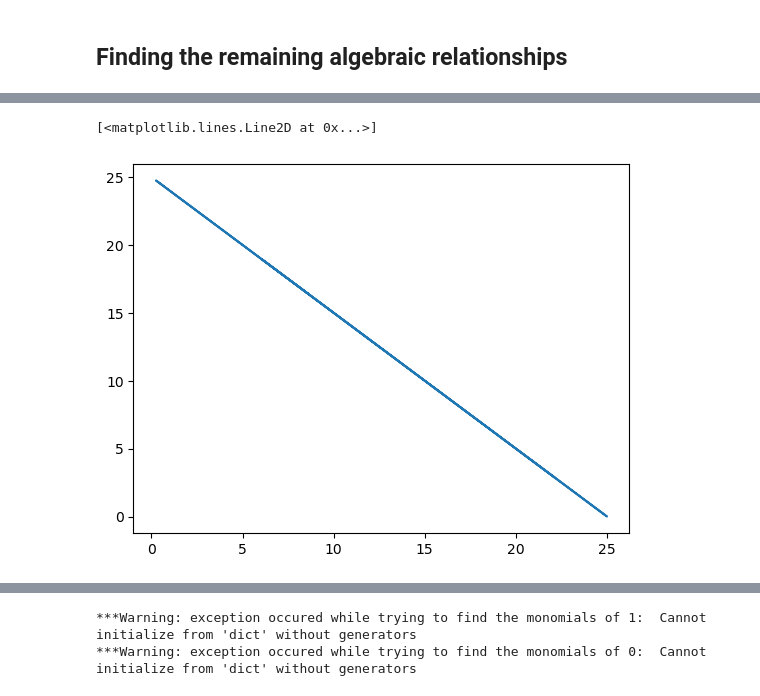
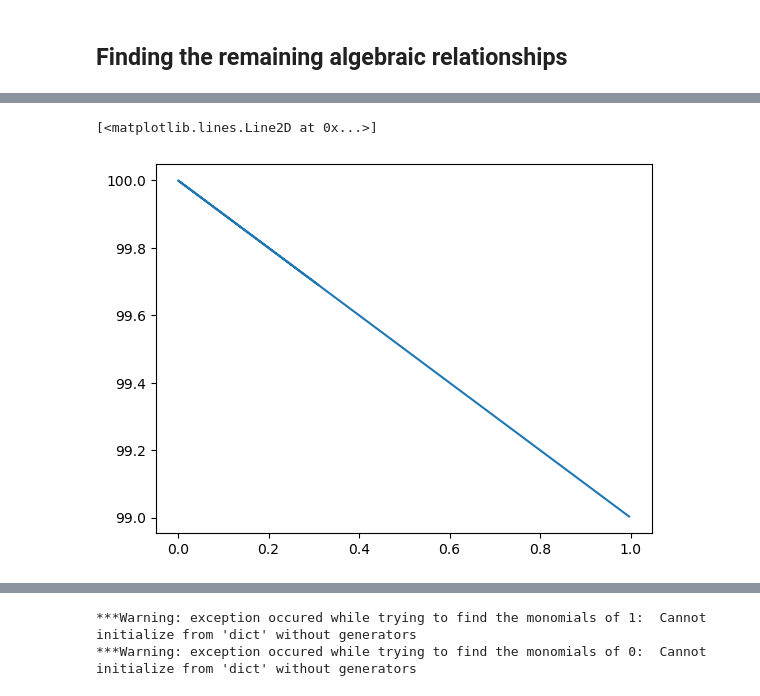
Before and after one commit to mjayadharan/DAE-FINDER_dev, a Jupyter notebook: Examples/Example_2_pendulum/Example_2_simple_pendulum_data_requirement.ipynb, the cells around one changed output, grey strips where cells are left out. Saved outputs shown, nothing was run; the diff lists cells and outputs as text; code cells hidden in the pictures.

Commit message:
More update for pendulum tracking

```diff
--- a/Examples/Example_2_pendulum/Example_2_simple_pendulum_data_requirement.ipynb
+++ b/Examples/Example_2_pendulum/Example_2_simple_pendulum_data_requirement.ipynb
@@ -104,13 +104,13 @@ g = 9.81   # Acceleration due to gravity (m/s^2)
 # %% [markdown]
 ### Synthesizing data from different ICs
 # %%
-L = 5.0
+L = 10
 # y_shift = 0.9 * L
 # y_shift = 0
-noise_perc = 0.01
+noise_perc = 0
 wrong_relation_dict[noise_perc] = []
 
-num_time_points = 200
+num_time_points = 10000
 # Time span
 t_span = (0.0, 10)  # from 0 to 10 seconds
 #Valuation points
@@ -130,16 +130,18 @@ for param_index in params_df.index:
                 # Parameters
         theta0 = IC["theta"]  # Initial angle (radians)
         omega0 = IC["omega"]        # Initial angular velocity (radians per second)
-        gamma = 0.0         # Damping coefficient
+        gamma = 0.1         # Damping coefficient
         # Solve the ODEs
         # sol = solve_ivp(lambda t, y: pendulum_rhs(t, y, gamma, L), t_span, [theta0, omega0], method='RK45', t_eval=t_eval_)
-        sol = solve_ivp(lambda t, y: pendulum_rhs(t, y, gamma, L), t_span, [theta0, omega0], t_eval=t_eval_, rtol=1e-8)
+        sol = solve_ivp(lambda t, y: pendulum_rhs(t, y, gamma, L), t_span, [theta0, omega0], t_eval=t_eval_, rtol=1e-12)
 
         sol_df = pd.DataFrame(sol.y.T, columns=["theta", "omega"])
         sol_df["x"] = L*np.sin(sol_df["theta"])
         sol_df["y"] = -L*np.cos(sol_df["theta"])
         sol_df["t"] = t_eval_
-        data_matrix_df_list.append(sol_df[["t", "x", "y"]])
+        data_matrix_df_list.append(sol_df[["t", "x", "y","theta", "omega"]])
+        # data_matrix_df_list.append(sol_df[["t", "x", "y"]])
+
         # if IC_index == 0:
         #     # Plot the results
         #     plt.figure(figsize=(10, 6))
@@ -162,7 +164,11 @@ sys.path.append(os.path.join(path_to_add, "daeFinder"))
 data_matrix_features = data_matrix_df_list[0].columns
 for ind, data_matrix_ in enumerate(data_matrix_df_list):
     t_exact = data_matrix_["t"]
+    np.random.seed(1)
+    noise_arr = np.random.normal(size=data_matrix_.shape)
+    noisy_data_df = data_matrix_ + (noise_perc/100)*(abs(data_matrix_))*noise_arr
     noisy_data_df = add_noise_to_df(data_matrix_, noise_perc=noise_perc, random_seed=111)
+
     noisy_data_df["t"] = t_exact
     data_matrix_df_list[ind] = noisy_data_df
 
@@ -236,8 +445,20 @@ KeyError: 't'
+# %%
+data_matrix_df["d(x) /dt"] = -data_matrix_df['y']*data_matrix_df['omega']
+data_matrix_df["d(y) /dt"] = data_matrix_df['x']*data_matrix_df['omega']
+# data_matrix_df_new = data_matrix_df[["x","y", "d(x) /dt", "d(y) /dt"]]
+data_matrix_df_new = data_matrix_df[["x","y", "theta", "omega"]]
+
+# data_matrix_df_new = data_matrix_df_new.rename(columns= dict(zip(data_matrix_df_new, ['x', 'y', 'x_dot', 'y_dot'])))
 # %%
 poly_degree = 3
 
 poly_feature_ob = PolyFeatureMatrix(poly_degree)
-candidate_lib_full = poly_feature_ob.fit_transform(data_matrix_df_smooth)
+candidate_lib_full = poly_feature_ob.fit_transform(data_matrix_df_new)
+# candidate_lib_full = poly_feature_ob.fit_transform(data_matrix_df_smooth)
+
+
+
+
 
 candidate_lib_full = candidate_lib_full.drop(["1"], axis=1)
 print("Degree of library: {}".format(poly_degree))
@@ -269,7 +490,7 @@ exec(feat_list_str+ "= sympy.symbols("+str(feat_list)+")")
 
 
 
-seq_th_model = sequentialThLin(fit_intercept=True, alpha=0.01, coef_threshold= 0.001)
+seq_th_model = sequentialThLin(fit_intercept=True, alpha=0.3, coef_threshold= 0.05)
 # seq_th_model = sequentialThLin(model_id="LR", alhp coef_threshold= 0.1)
 
 algebraic_model_th = AlgModelFinder(custom_model=True, custom_model_ob= seq_th_model)
@@ -316,5 +601,5 @@ Sequential threshold converged in 1 iterations
 # %%
-plt.plot(candidate_lib_full["x^2"], candidate_lib_full["y^2"])
+plt.plot(candidate_lib_full[:num_time_points]["x^2"], candidate_lib_full[:num_time_points]["y^2"])
 # %% [output]
 [<matplotlib.lines.Line2D at 0x...>]
-[figure, old version]
+[figure, new version]
```
Also changed, not shown: parts of 66 cells of this notebook, 15 other files.
